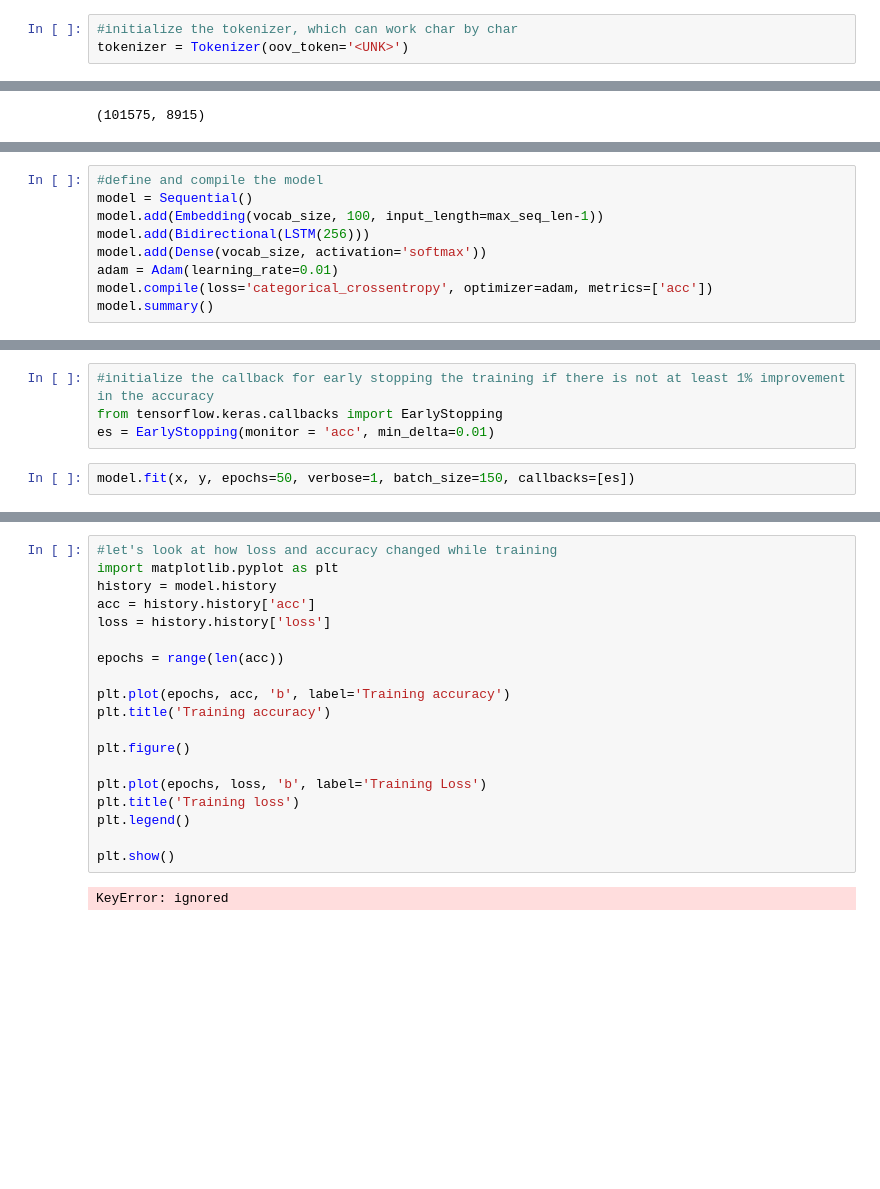
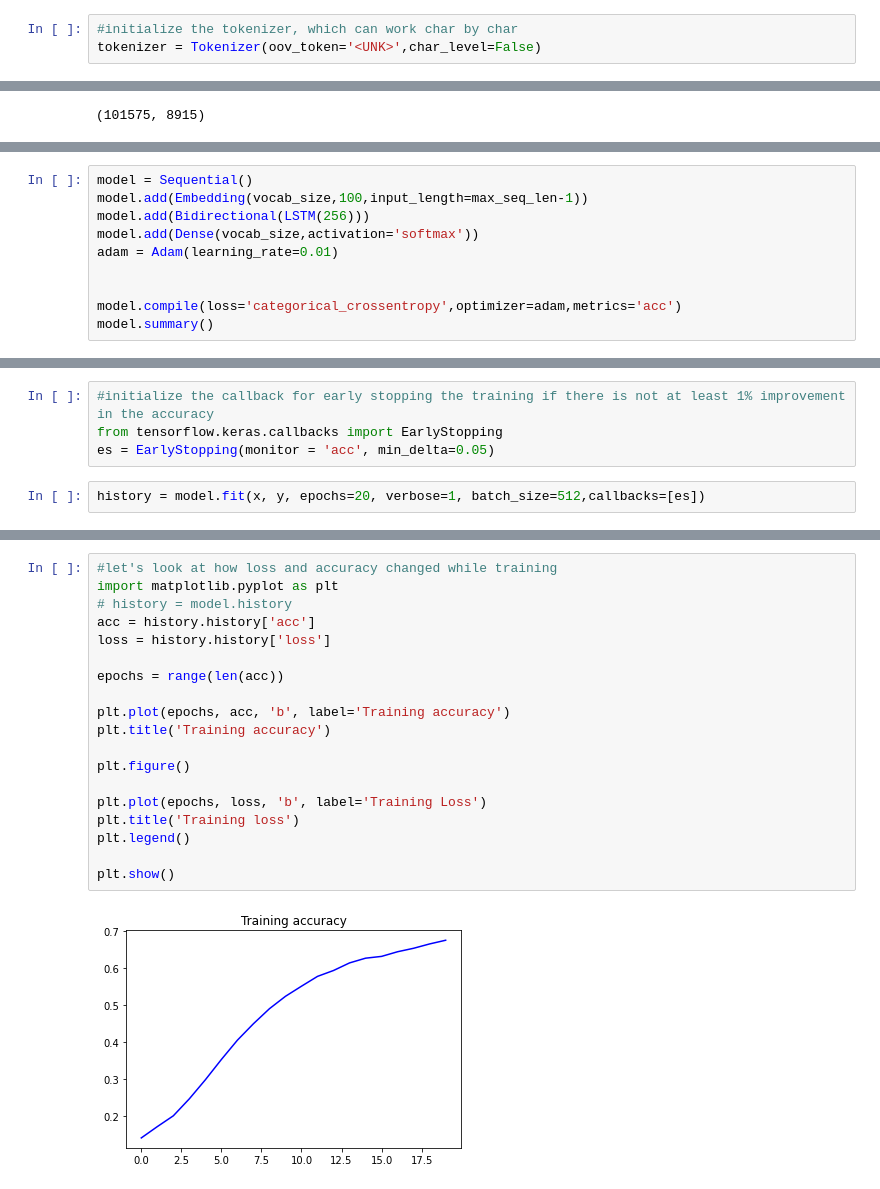
Before and after one commit to kvamsi7/Text-Generation, a Jupyter notebook: project_text_generation_final.ipynb, the cells around one changed output, grey strips where cells are left out. Drawn from its saved outputs; the diff is of its cells as text; blank space fills up the shorter version.

```diff
--- a/project_text_generation_final.ipynb
+++ b/project_text_generation_final.ipynb
@@ -29,7 +36,7 @@ from keras.preprocessing.text import Tokenizer
 from keras.preprocessing.sequence import pad_sequences
 # %%
 #initialize the tokenizer, which can work char by char
-tokenizer = Tokenizer(oov_token='<UNK>')
+tokenizer = Tokenizer(oov_token='<UNK>',char_level=False)
 # %%
 tokenizer.fit_on_texts(sentences)
 # %%
@@ -103,11 +116,12 @@ from tensorflow.keras.layers import Embedding, Bidirectional, LSTM, Dense
 from tensorflow.keras.optimizers import Adam
 # %%
-#define and compile the model
 model = Sequential()
-model.add(Embedding(vocab_size, 100, input_length=max_seq_len-1))
+model.add(Embedding(vocab_size,100,input_length=max_seq_len-1))
 model.add(Bidirectional(LSTM(256)))
-model.add(Dense(vocab_size, activation='softmax'))
+model.add(Dense(vocab_size,activation='softmax'))
 adam = Adam(learning_rate=0.01)
-model.compile(loss='categorical_crossentropy', optimizer=adam, metrics=['acc'])
+
+
+model.compile(loss='categorical_crossentropy',optimizer=adam,metrics='acc')
 model.summary()
 # %% [output]
@@ -128,7 +142,7 @@ _________________________________________________________________
 # %%
 #initialize the callback for early stopping the training if there is not at least 1% improvement in the accuracy
 from tensorflow.keras.callbacks import EarlyStopping
-es = EarlyStopping(monitor = 'acc', min_delta=0.01)
+es = EarlyStopping(monitor = 'acc', min_delta=0.05)
 # %%
-model.fit(x, y, epochs=50, verbose=1, batch_size=150, callbacks=[es])
+history = model.fit(x, y, epochs=20, verbose=1, batch_size=512,callbacks=[es])
 # %% [output]
@@ -171,21 +184,21 @@ I could not help laughing at the ease with which he explained his process of ded
 # %%
 #let's look at how loss and accuracy changed while training
 import matplotlib.pyplot as plt
-history = model.history
+# history = model.history
 acc = history.history['acc']
 loss = history.history['loss']
 
 epochs = range(len(acc))
 
 plt.plot(epochs, acc, 'b', label='Training accuracy')
 plt.title('Training accuracy')
 
 plt.figure()
 
 plt.plot(epochs, loss, 'b', label='Training Loss')
 plt.title('Training loss')
 plt.legend()
 
 plt.show()
 # %% [output]
-KeyError: ignored
+[figure, added]
```
Also changed, not shown: parts of 12 cells of this notebook.
